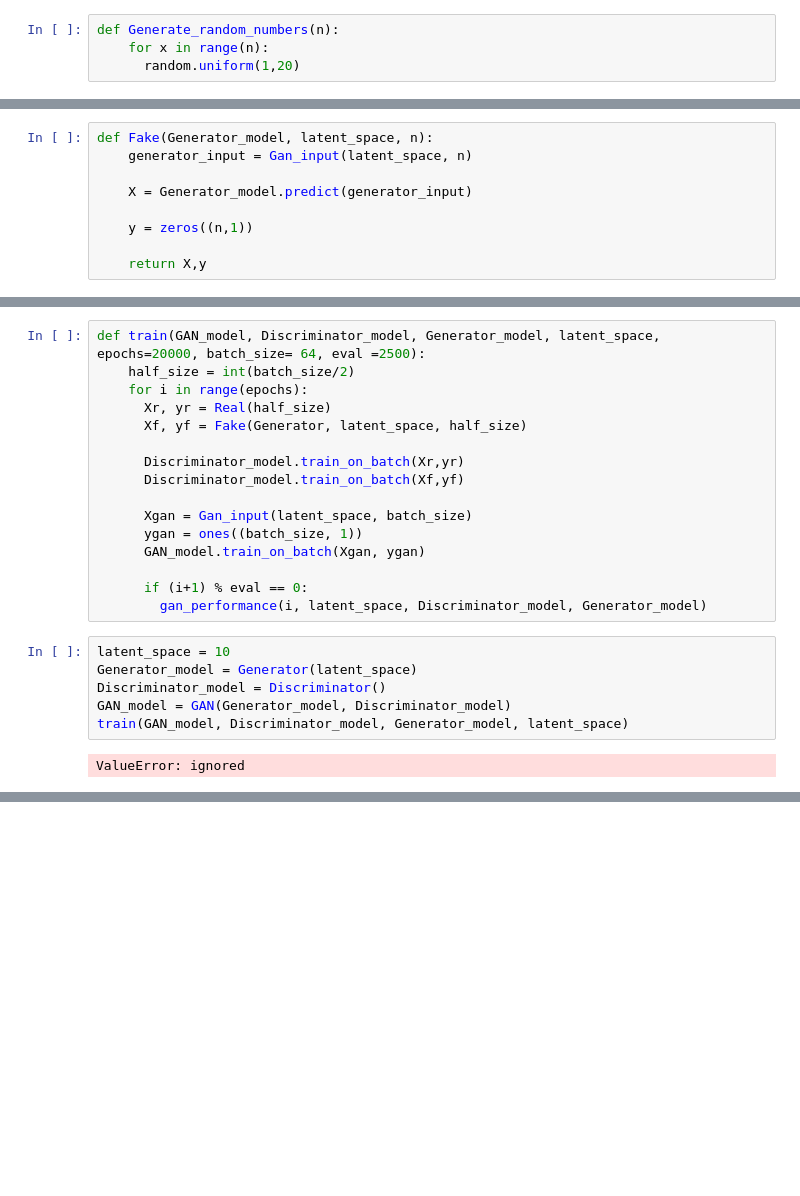
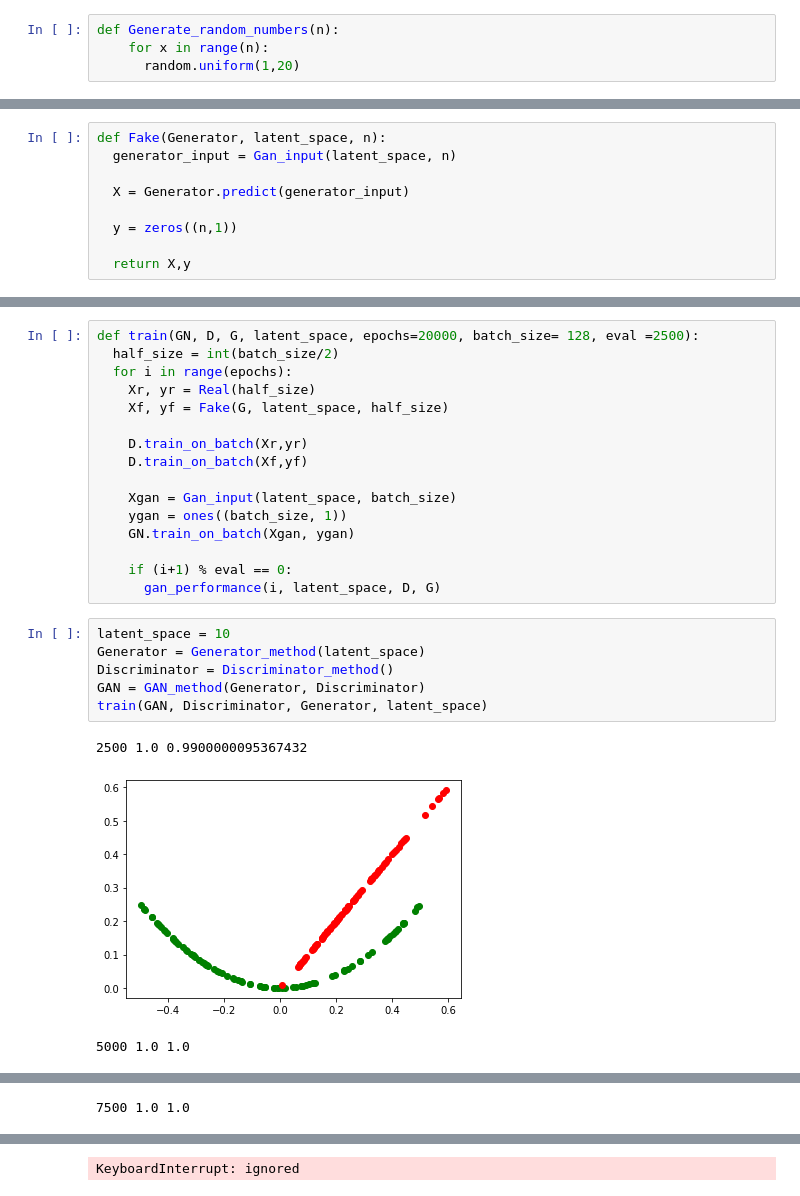
Before and after one commit to Ruanvans/GAN-time-series-implementation, a Jupyter notebook: GAN.ipynb, the cells around one changed output, grey strips where cells are left out. Cells and saved outputs as stored; diff of their text form; blank space fills up the shorter version.

```diff
--- a/GAN.ipynb
+++ b/GAN.ipynb
@@ -246,10 +192,10 @@ def Gan_input(latent_space, n):
 # %%
-def Fake(Generator_model, latent_space, n):
-    generator_input = Gan_input(latent_space, n)
+def Fake(Generator, latent_space, n):
+  generator_input = Gan_input(latent_space, n)
 
-    X = Generator_model.predict(generator_input)
+  X = Generator.predict(generator_input)
 
-    y = zeros((n,1))
+  y = zeros((n,1))
 
-    return X,y
+  return X,y
 # %%
@@ -270,24 +214,26 @@ def gan_performance(epoch, latent_space, Discriminator_model, Generator_model, n
 # %%
-def train(GAN_model, Discriminator_model, Generator_model, latent_space, epochs=20000, batch_size= 64, eval =2500):
-    half_size = int(batch_size/2)
-    for i in range(epochs):
-      Xr, yr = Real(half_size)
-      Xf, yf = Fake(Generator, latent_space, half_size)
+def train(GN, D, G, latent_space, epochs=20000, batch_size= 128, eval =2500):
+  half_size = int(batch_size/2)
+  for i in range(epochs):
+    Xr, yr = Real(half_size)
+    Xf, yf = Fake(G, latent_space, half_size)
 
-      Discriminator_model.train_on_batch(Xr,yr)
-      Discriminator_model.train_on_batch(Xf,yf)
+    D.train_on_batch(Xr,yr)
+    D.train_on_batch(Xf,yf)
 
-      Xgan = Gan_input(latent_space, batch_size)
-      ygan = ones((batch_size, 1))
-      GAN_model.train_on_batch(Xgan, ygan)
+    Xgan = Gan_input(latent_space, batch_size)
+    ygan = ones((batch_size, 1))
+    GN.train_on_batch(Xgan, ygan)
 
-      if (i+1) % eval == 0:
-        gan_performance(i, latent_space, Discriminator_model, Generator_model)
+    if (i+1) % eval == 0:
+      gan_performance(i, latent_space, D, G)
-# %%
-latent_space = 10
-Generator_model = Generator(latent_space)
-Discriminator_model = Discriminator()
-GAN_model = GAN(Generator_model, Discriminator_model)
-train(GAN_model, Discriminator_model, Generator_model, latent_space)
-# %% [output]
-ValueError: ignored
+# %%
+latent_space = 10
+Generator = Generator_method(latent_space)
+Discriminator = Discriminator_method()
+GAN = GAN_method(Generator, Discriminator)
+train(GAN, Discriminator, Generator, latent_space)
+# %% [output]
+2500 1.0 0.9900000095367432
+[figure, added]
+5000 1.0 1.0
@@ -293,0 +241 @@ ValueError: ignored
+7500 1.0 1.0
@@ -293,0 +243 @@ ValueError: ignored
+KeyboardInterrupt: ignored
```
Also changed, not shown: parts of 9 cells of this notebook.
